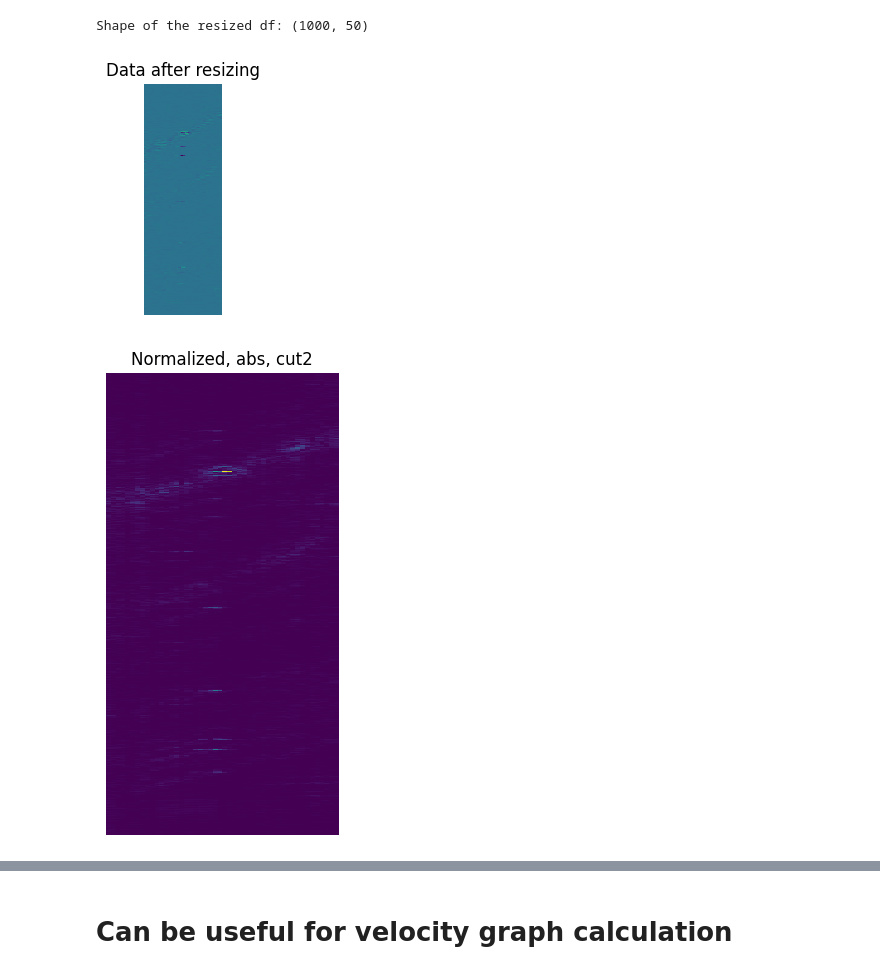
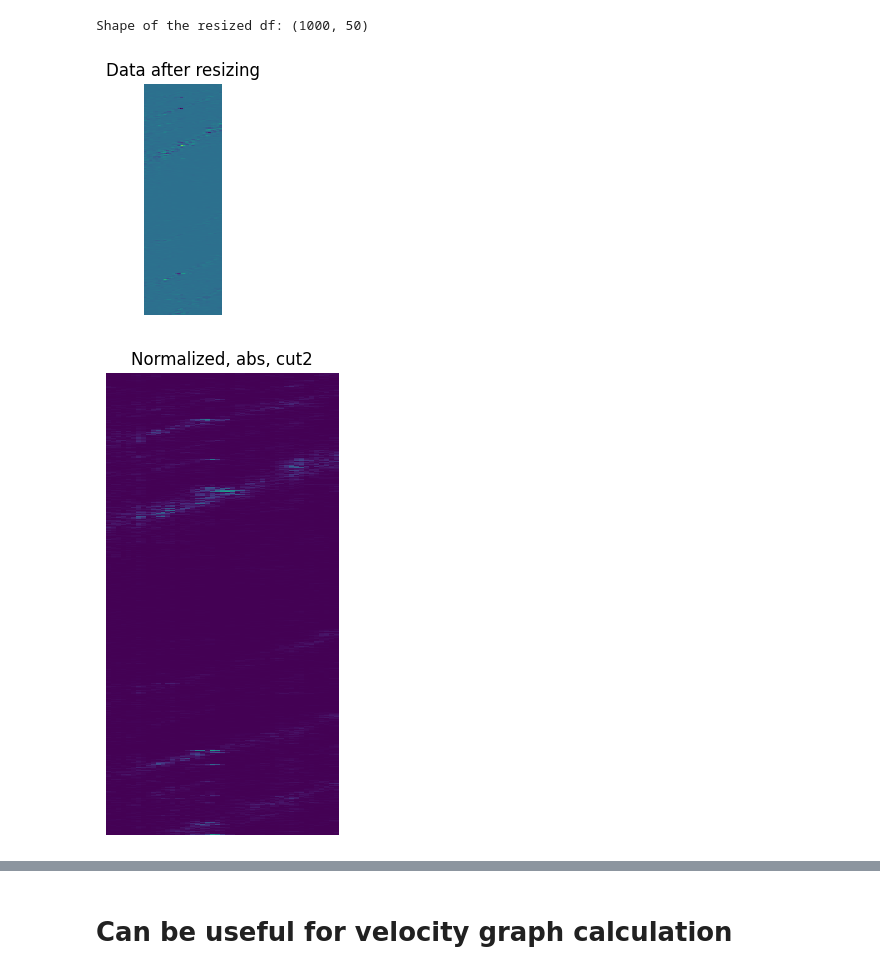
Before and after one commit to mmartyna123/ComputerVision, a Jupyter notebook: Project1/Project_MS.ipynb, the cells around one changed output, grey strips where cells are left out. Drawn from its saved outputs; the diff is of its cells as text; code cells hidden in the pictures.

```diff
--- a/Project1/Project_MS.ipynb
+++ b/Project1/Project_MS.ipynb
@@ -30,9 +30,9 @@ def set_axis(x, no_labels = 7)->tuple[np.array, np.array]:
 # %%
 # path_out = "./Martyna/"
 # path_out = "./Maria2/"
-path_out = "./Maria/"
+# path_out = "./Maria/"
 # path_out = "./Wika/"
-# path_out = "./Mateusz/"
+path_out = "./Mateusz/"
 files = glob.glob(path_out + "*")
 files.sort()
 # %%
@@ -111,22 +111,22 @@ Shape of the resized df: (1000, 50)
 # %%
 plot_image(df,a=1,b=3, title="Data after resizing")
 # %% [output]
-[figure, old version]
+[figure, new version]
 # %%
 # df = pd.DataFrame(data=data, index=index, columns=columns)
 df = pd.DataFrame(df)
-df = df.iloc[:, 2:]  #DELETE FIRST 2 COLUMNS, -IT HAS NOISE, AND ITS
+df = df.iloc[:, 3:]  #DELETE FIRST 2 COLUMNS, -IT HAS NOISE, AND ITS
 #                   NOT THAT RELEVANT FOR DETECTION OF LINES❤️🦎
 
 #ARITHMETIC OPERATIONS
 df = np.abs(df)  #ABSOLUTELY NECESSARY  ❤️🦎
 
 #NORMALIZE values to 0,255
 normalized_image = cv2.normalize(df.values, None, alpha=0, beta=255, norm_type=cv2.NORM_MINMAX)
 df = pd.DataFrame(normalized_image)
 plot_image(df,a=3, b=6, title="Normalized, abs, cut2")
 # %% [output]
-[figure, old version]
+[figure, new version]
 # %%
 
 #CLIP PERCENTILES FOR OUTLIERS ❤️🦎 - CRUCIAL
```
Also changed, not shown: parts of 32 cells of this notebook.
